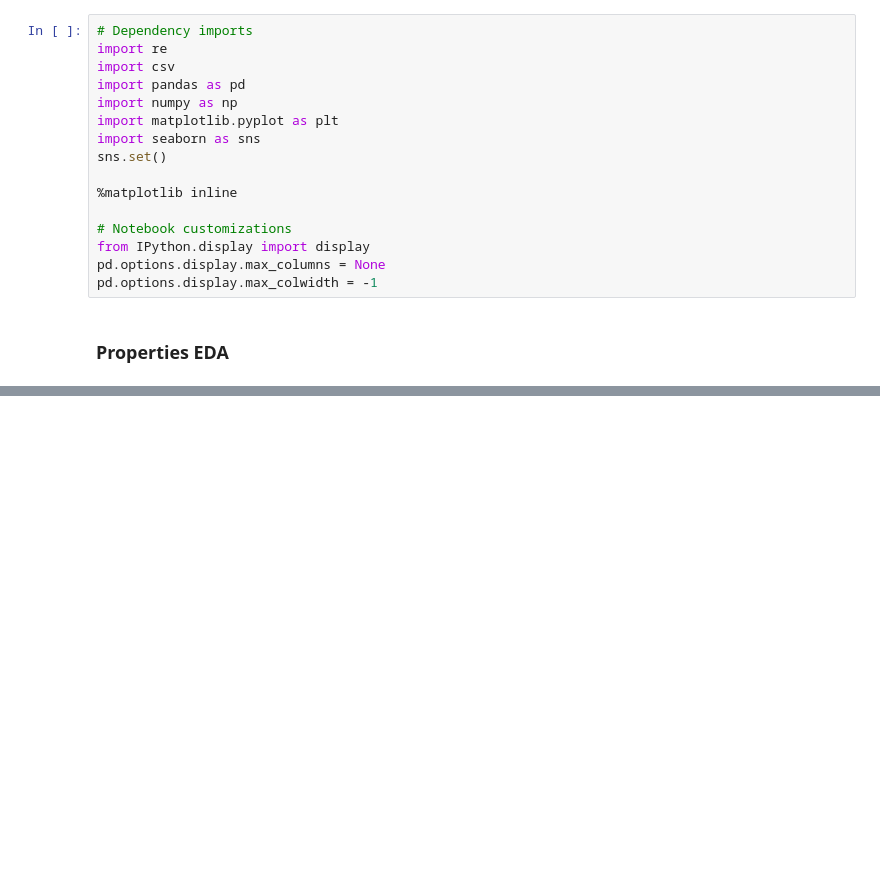
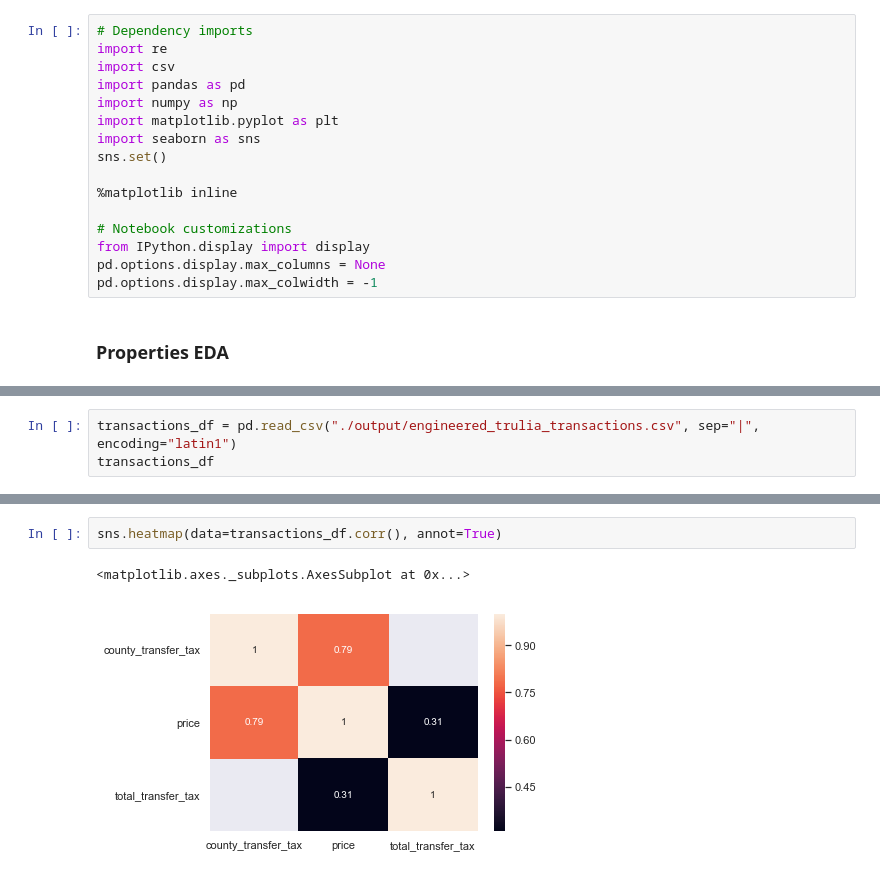
Before and after one commit to Viveckh/LilHomie, a Jupyter notebook: TruliaEDA.ipynb, the cells around one changed output, grey strips where cells are left out. Saved outputs shown, nothing was run; the diff lists cells and outputs as text; blank space fills up the shorter version.

```diff
--- a/TruliaEDA.ipynb
+++ b/TruliaEDA.ipynb
@@ -129,0 +105,3 @@ sns.relplot(data=properties_df, x='lot_size', y='area_sqft', hue="no_of_bedrooms
+# %%
+transactions_df = pd.read_csv("./output/engineered_trulia_transactions.csv", sep="|", encoding="latin1")
+transactions_df
@@ -129,0 +127,5 @@ sns.relplot(data=properties_df, x='lot_size', y='area_sqft', hue="no_of_bedrooms
+# %%
+sns.heatmap(data=transactions_df.corr(), annot=True)
+# %% [output]
+<matplotlib.axes._subplots.AxesSubplot at 0x...>
+[figure, added]
```
Also changed, not shown: parts of 12 cells of this notebook, 1 other file.
